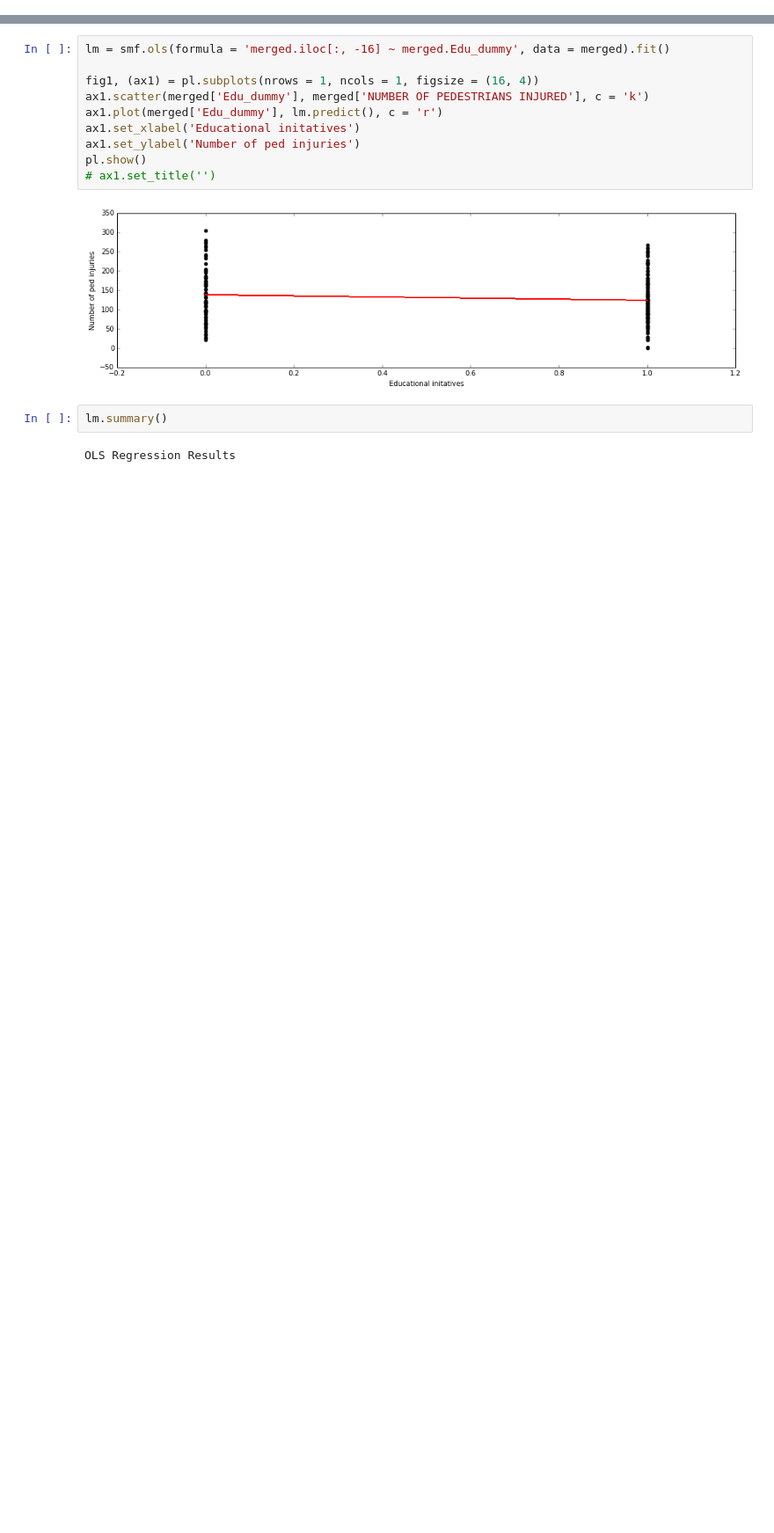
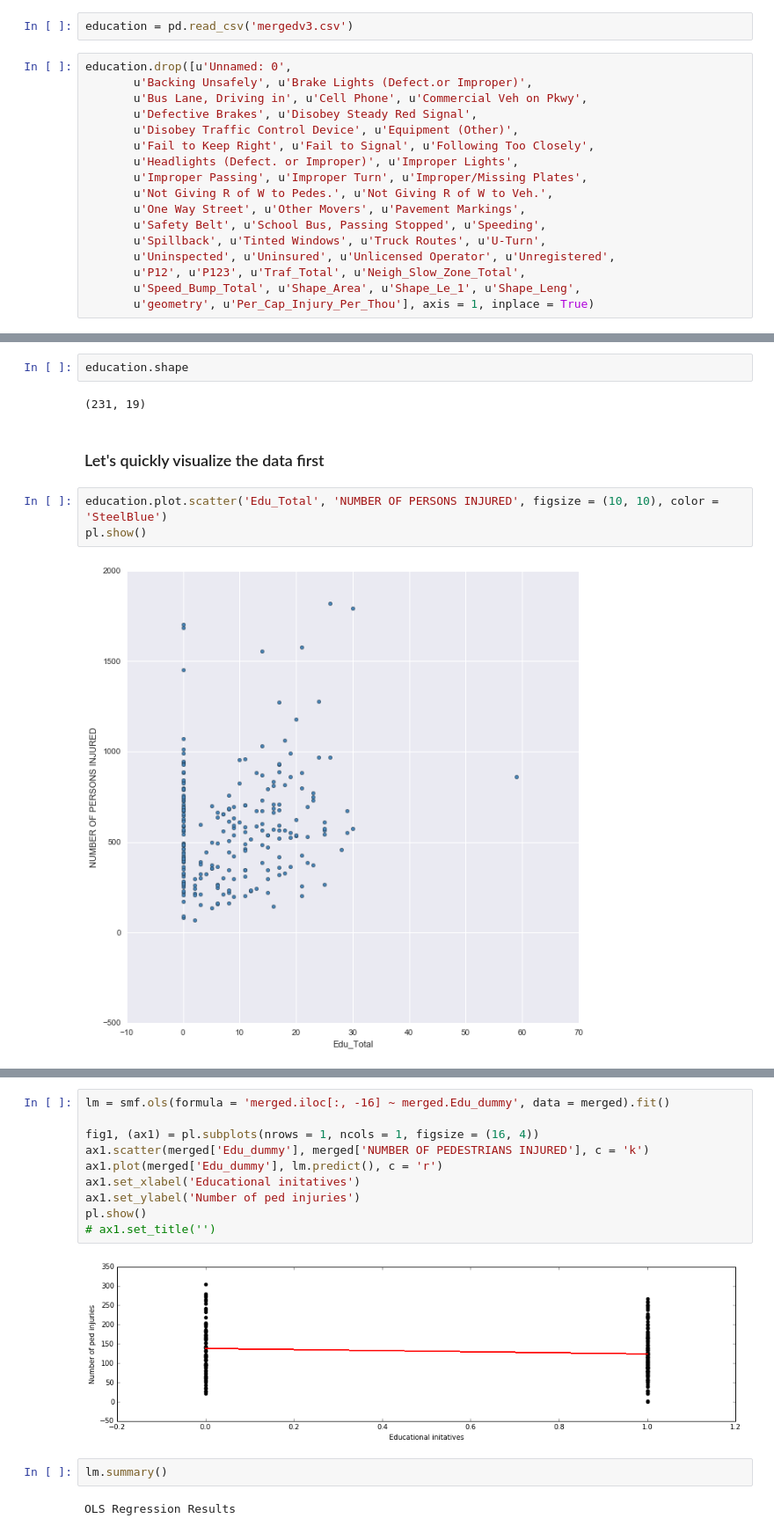
Before and after one commit to anastasiashe/Vision_Zero, a Jupyter notebook: VisionZero_Education.ipynb, the cells around one changed output, grey strips where cells are left out. Shown at 88% size. Drawn from its saved outputs; the diff is of its cells as text; blank space fills up the shorter version.

Commit message:
updated education

```diff
--- a/VisionZero_Education.ipynb
+++ b/VisionZero_Education.ipynb
@@ -78,0 +10,19 @@ Name: NUMBER OF PEDESTRIANS INJURED, dtype: int64
+# %%
+education = pd.read_csv('mergedv3.csv')
+# %%
+education.drop([u'Unnamed: 0',
+       u'Backing Unsafely', u'Brake Lights (Defect.or Improper)',
+       u'Bus Lane, Driving in', u'Cell Phone', u'Commercial Veh on Pkwy',
+       u'Defective Brakes', u'Disobey Steady Red Signal',
+       u'Disobey Traffic Control Device', u'Equipment (Other)',
+       u'Fail to Keep Right', u'Fail to Signal', u'Following Too Closely',
+       u'Headlights (Defect. or Improper)', u'Improper Lights',
+       u'Improper Passing', u'Improper Turn', u'Improper/Missing Plates',
+       u'Not Giving R of W to Pedes.', u'Not Giving R of W to Veh.',
+       u'One Way Street', u'Other Movers', u'Pavement Markings',
+       u'Safety Belt', u'School Bus, Passing Stopped', u'Speeding',
+       u'Spillback', u'Tinted Windows', u'Truck Routes', u'U-Turn',
+       u'Uninspected', u'Uninsured', u'Unlicensed Operator', u'Unregistered',
+       u'P12', u'P123', u'Traf_Total', u'Neigh_Slow_Zone_Total',
+       u'Speed_Bump_Total', u'Shape_Area', u'Shape_Le_1', u'Shape_Leng',
+       u'geometry', u'Per_Cap_Injury_Per_Thou'], axis = 1, inplace = True)
@@ -78,0 +38,11 @@ Name: NUMBER OF PEDESTRIANS INJURED, dtype: int64
+# %%
+education.shape
+# %% [output]
+(231, 19)
+# %% [markdown]
+### Let's quickly visualize the data first
+# %%
+education.plot.scatter('Edu_Total', 'NUMBER OF PERSONS INJURED', figsize = (10, 10), color = 'SteelBlue')
+pl.show()
+# %% [output]
+[figure, added]
```
Also changed, not shown: parts of 38 cells of this notebook.
